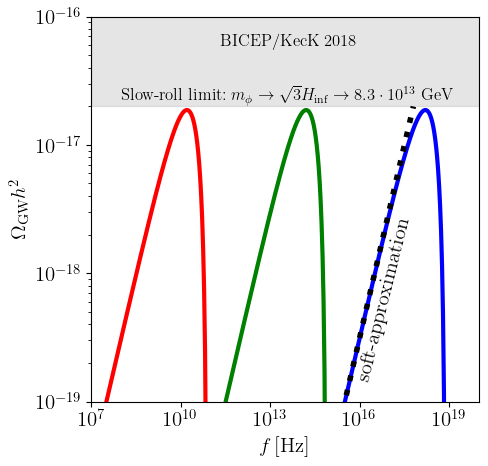
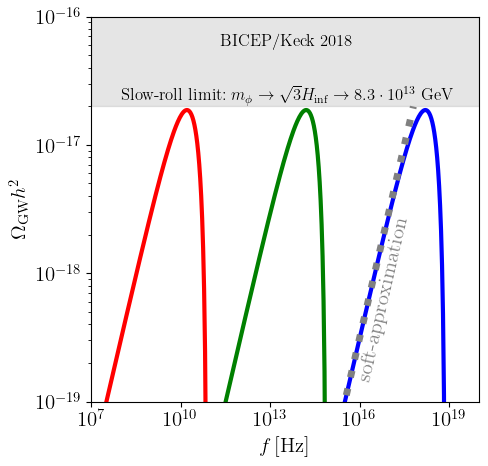
The change to this notebook cell's code, shown as a diff; its figure went from the first image to the second:
--- before
+++ after
@@ -14,5 +14,5 @@
 
 plt.plot(x, y1, "b", linewidth=3, label=r'$T_{\text{rh}}=10^5~\text{GeV}$')
-plt.plot(x_ann, y1_ann, "k:", linewidth=4)
+plt.plot(x_ann, y1_ann, "gray",linestyle=':',  linewidth=5)
 
 HI = 2.0e-5 * Mp
@@ -40,9 +40,9 @@
 
 
-plt.text(2*1e11, 6*1e-17, r'$\text{BICEP/KecK 2018} $', color = "k", size=12,  rotation=0)
+plt.text(2*1e11, 6*1e-17, r'$\text{BICEP/Keck 2018} $', color = "k", size=12,  rotation=0)
 
 
 plt.text(1*1e8, 2.2*1e-17, r'$\text{Slow-roll limit:}~ m_\phi \to \sqrt{3} H_{\text{inf}} \to 8.3 \cdot 10^{13}~\text{GeV}$', color = "k", size=12, rotation=0)
-plt.text(6.4*1e15, 1.5*1e-19, r'$\text{soft-approximation}$', color = "k", size=15, rotation=76)
+plt.text(7*1e15, 1.5*1e-19, r'$\text{soft-approximation}$', color = "gray", size=15, rotation=77)
 
 

Commit: Add files via upload